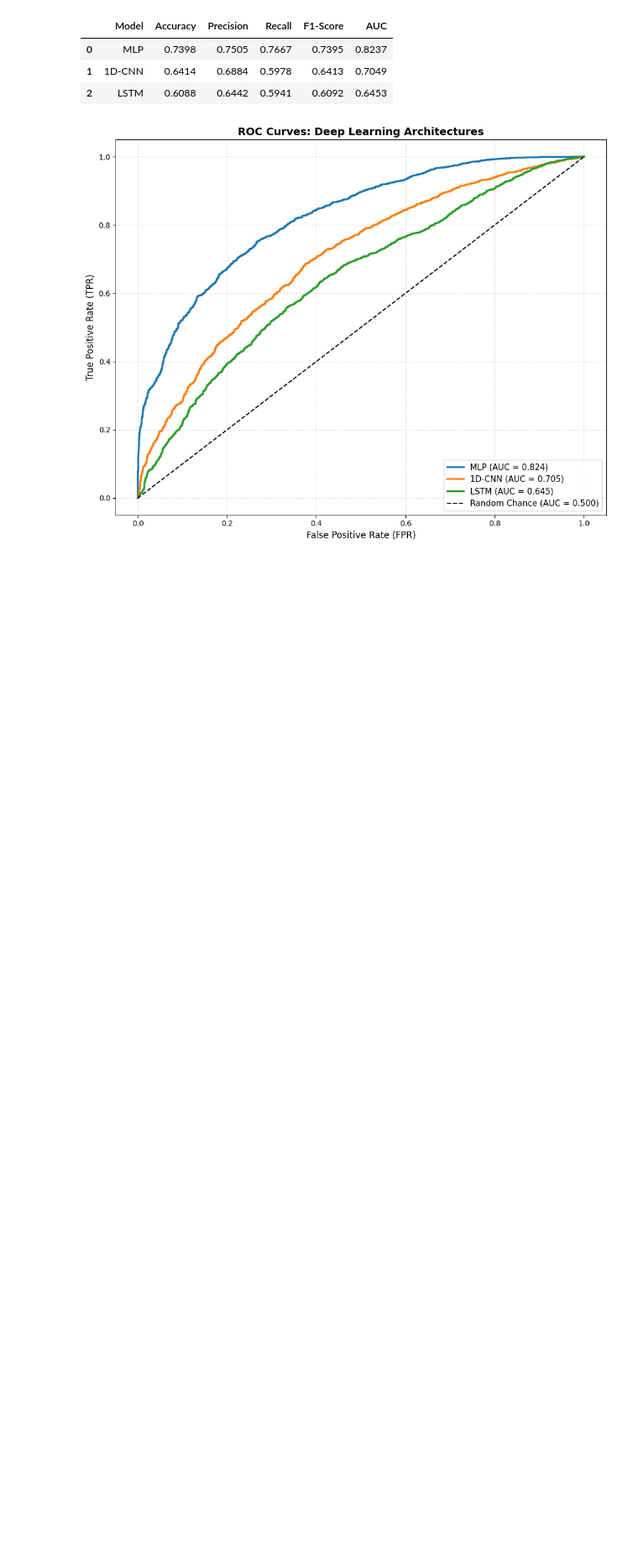
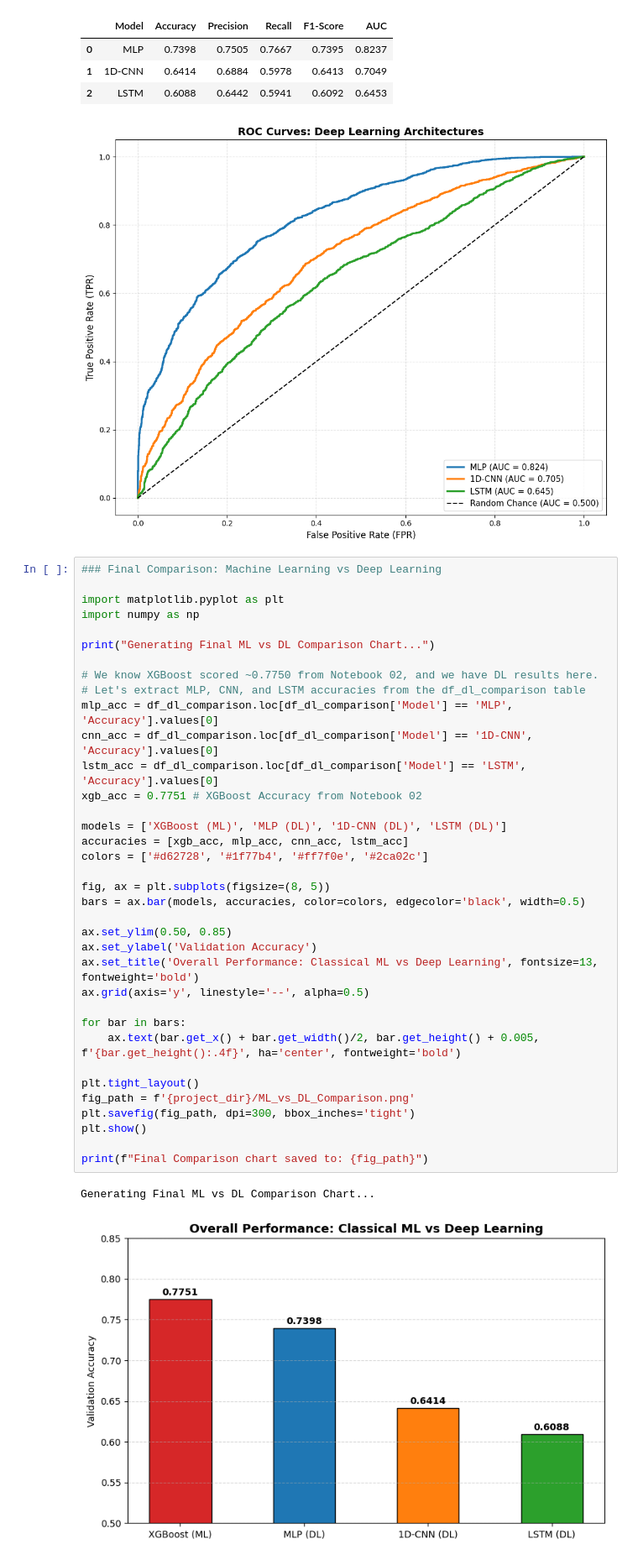
Before and after one commit to sedefcoskun/EEG-Music-Analysis-ML, a Jupyter notebook: 03_Deep_Learning_Architectures_and_Evaluation.ipynb, the cells around one changed output. Shown at 84% size. Drawn from its saved outputs; the diff is of its cells as text; blank space fills up the shorter version.

Commit message:
Generating Final ML vs DL Comparison Chart

```diff
--- a/03_Deep_Learning_Architectures_and_Evaluation.ipynb
+++ b/03_Deep_Learning_Architectures_and_Evaluation.ipynb
@@ -584,3 +584,42 @@ Updated Deep Learning Metrics Table (with AUC):
 | 1 | 1D-CNN | 0.6414 | 0.6884 | 0.5978 | 0.6413 | 0.7049 |
 | 2 | LSTM | 0.6088 | 0.6442 | 0.5941 | 0.6092 | 0.6453 |
 [figure]
+# %%
+### Final Comparison: Machine Learning vs Deep Learning
+
+import matplotlib.pyplot as plt
+import numpy as np
+
+print("Generating Final ML vs DL Comparison Chart...")
+
+# We know XGBoost scored ~0.7750 from Notebook 02, and we have DL results here.
+# Let's extract MLP, CNN, and LSTM accuracies from the df_dl_comparison table
+mlp_acc = df_dl_comparison.loc[df_dl_comparison['Model'] == 'MLP', 'Accuracy'].values[0]
+cnn_acc = df_dl_comparison.loc[df_dl_comparison['Model'] == '1D-CNN', 'Accuracy'].values[0]
+lstm_acc = df_dl_comparison.loc[df_dl_comparison['Model'] == 'LSTM', 'Accuracy'].values[0]
+xgb_acc = 0.7751 # XGBoost Accuracy from Notebook 02
+
+models = ['XGBoost (ML)', 'MLP (DL)', '1D-CNN (DL)', 'LSTM (DL)']
+accuracies = [xgb_acc, mlp_acc, cnn_acc, lstm_acc]
+colors = ['#d62728', '#1f77b4', '#ff7f0e', '#2ca02c']
+
+fig, ax = plt.subplots(figsize=(8, 5))
+bars = ax.bar(models, accuracies, color=colors, edgecolor='black', width=0.5)
+
+ax.set_ylim(0.50, 0.85)
+ax.set_ylabel('Validation Accuracy')
+ax.set_title('Overall Performance: Classical ML vs Deep Learning', fontsize=13, fontweight='bold')
+ax.grid(axis='y', linestyle='--', alpha=0.5)
+
+for bar in bars:
+    ax.text(bar.get_x() + bar.get_width()/2, bar.get_height() + 0.005, f'{bar.get_height():.4f}', ha='center', fontweight='bold')
+
+plt.tight_layout()
+fig_path = f'{project_dir}/ML_vs_DL_Comparison.png'
+plt.savefig(fig_path, dpi=300, bbox_inches='tight')
+plt.show()
+
+print(f"Final Comparison chart saved to: {fig_path}")
+# %% [output]
+Generating Final ML vs DL Comparison Chart...
+[figure, added]
```
Also changed, not shown: parts of 5 cells of this notebook.
